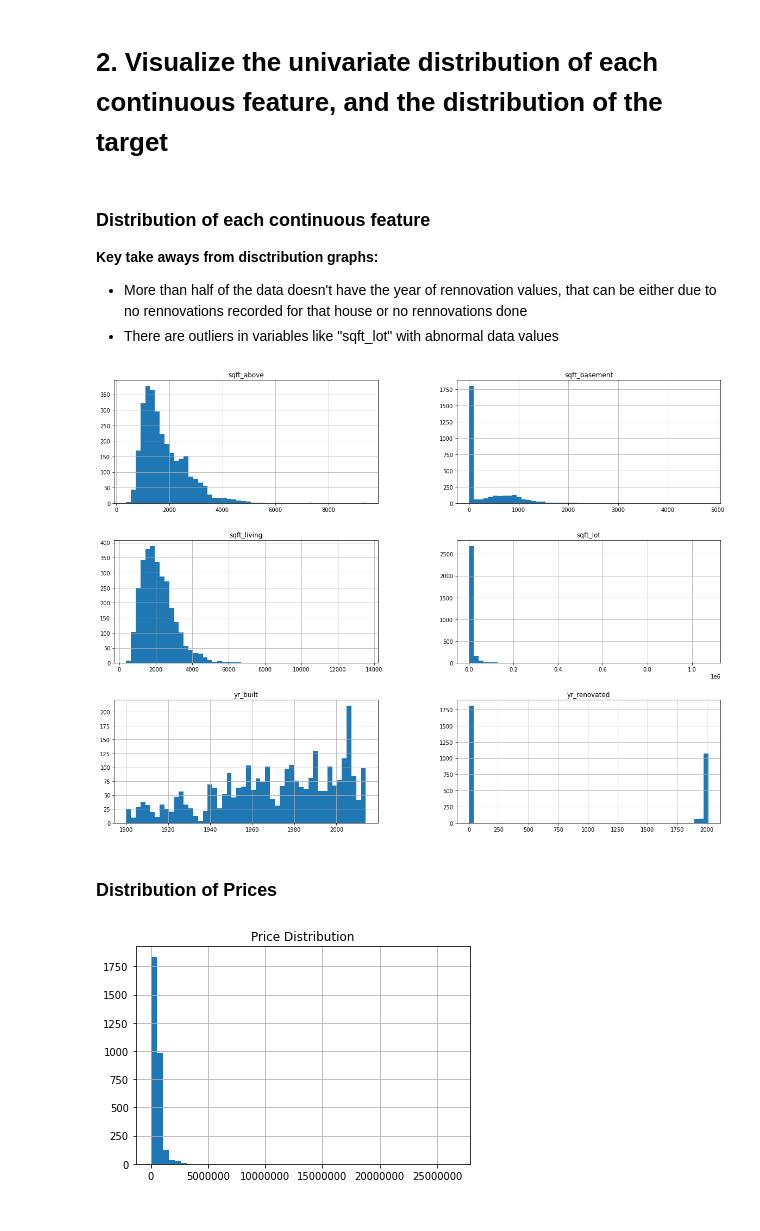
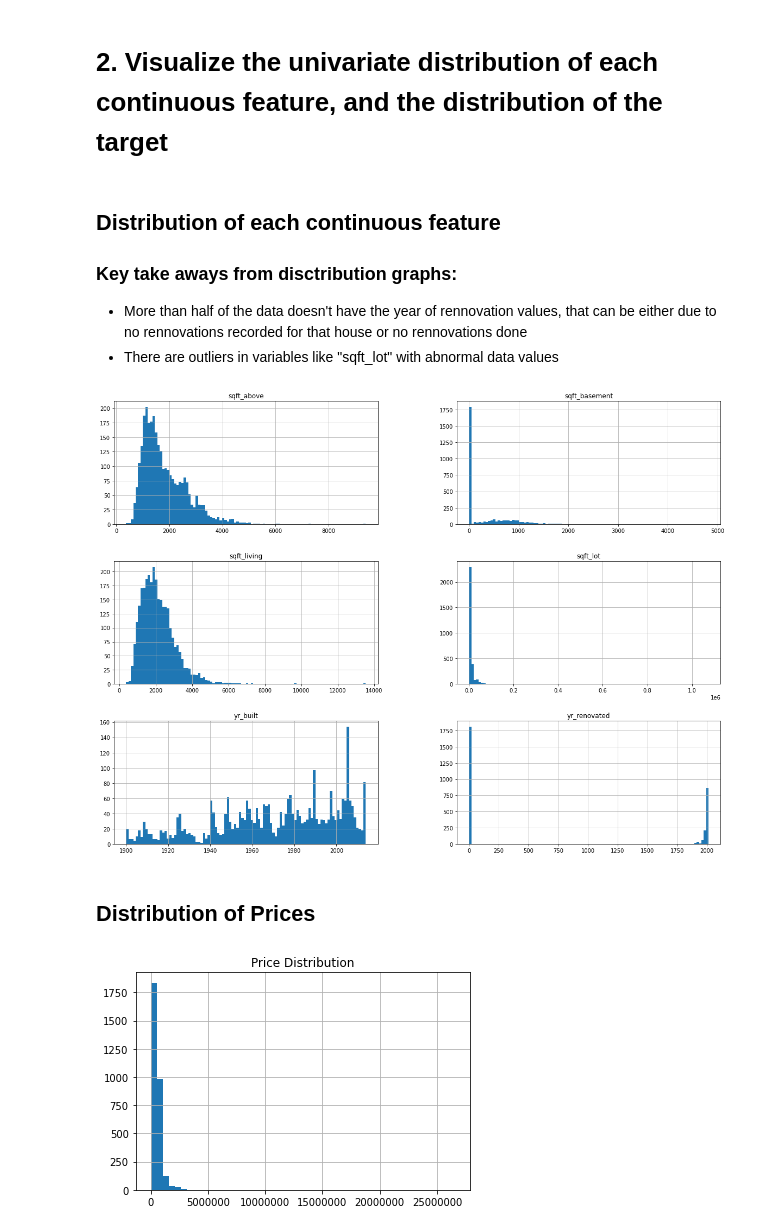
Before and after one commit to rajadevineni/House_Price_Prediction, a Jupyter notebook: KNN_regressor.ipynb, the cells around one changed output. Drawn from its saved outputs; the diff is of its cells as text; code cells hidden in the pictures.

Commit message:
visualization function

```diff
--- a/KNN_regressor.ipynb
+++ b/KNN_regressor.ipynb
@@ -91,17 +91,17 @@ Continous Features:
 # %% [markdown]
 # **2.	Visualize the univariate distribution of each continuous feature, and the distribution of the target**
 # %% [markdown]
-### **Distribution of each continuous feature**
-**Key take aways from disctribution graphs:**
+## **Distribution of each continuous feature**
+### **Key take aways from disctribution graphs:**
 * More than half of the data doesn't have the year of rennovation values, that can be either due to no rennovations recorded for that house or no rennovations done
 * There are outliers in variables like "sqft_lot" with abnormal data values
 # %%
-data[continous_features].hist(bins=50, figsize=(20,15))
+data[continous_features].hist(bins=100, figsize=(20,15))
 plt.show()
 # %% [output]
-[figure, old version]
+[figure, new version]
 # %% [markdown]
-### **Distribution of Prices**
+## **Distribution of Prices**
 # %%
 y.hist(bins=50)
 plt.title("Price Distribution")
```
Also changed, not shown: parts of 14 cells of this notebook.
